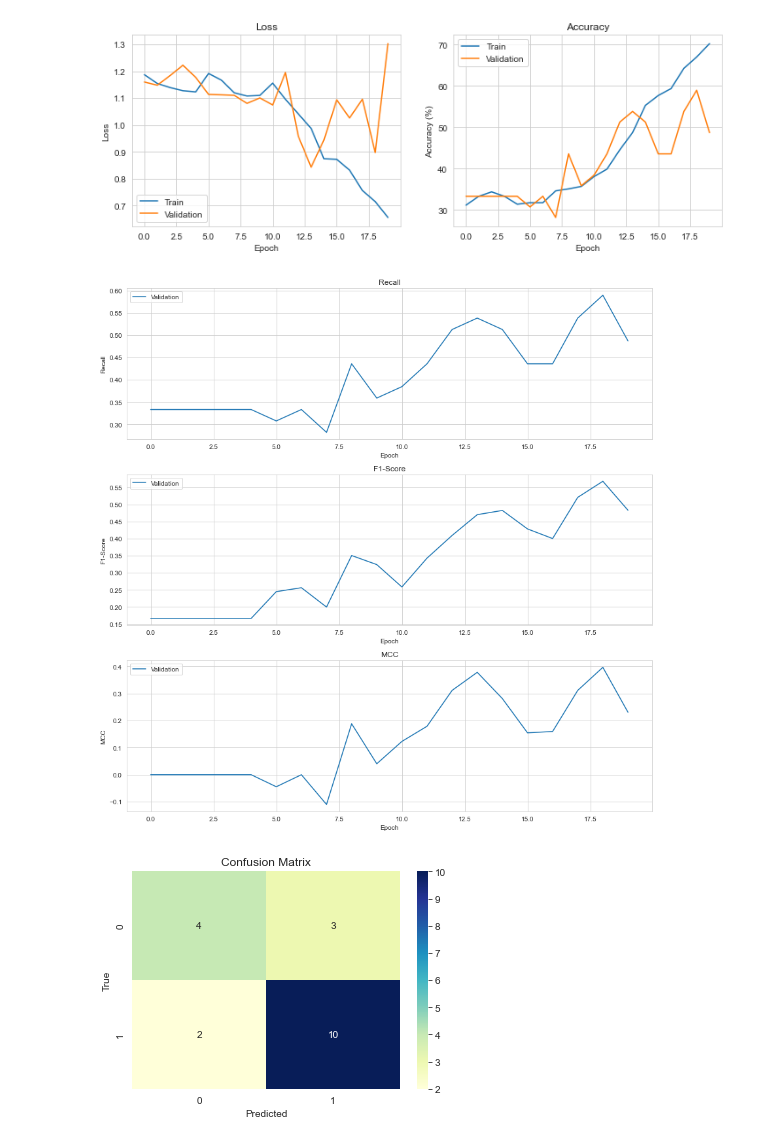
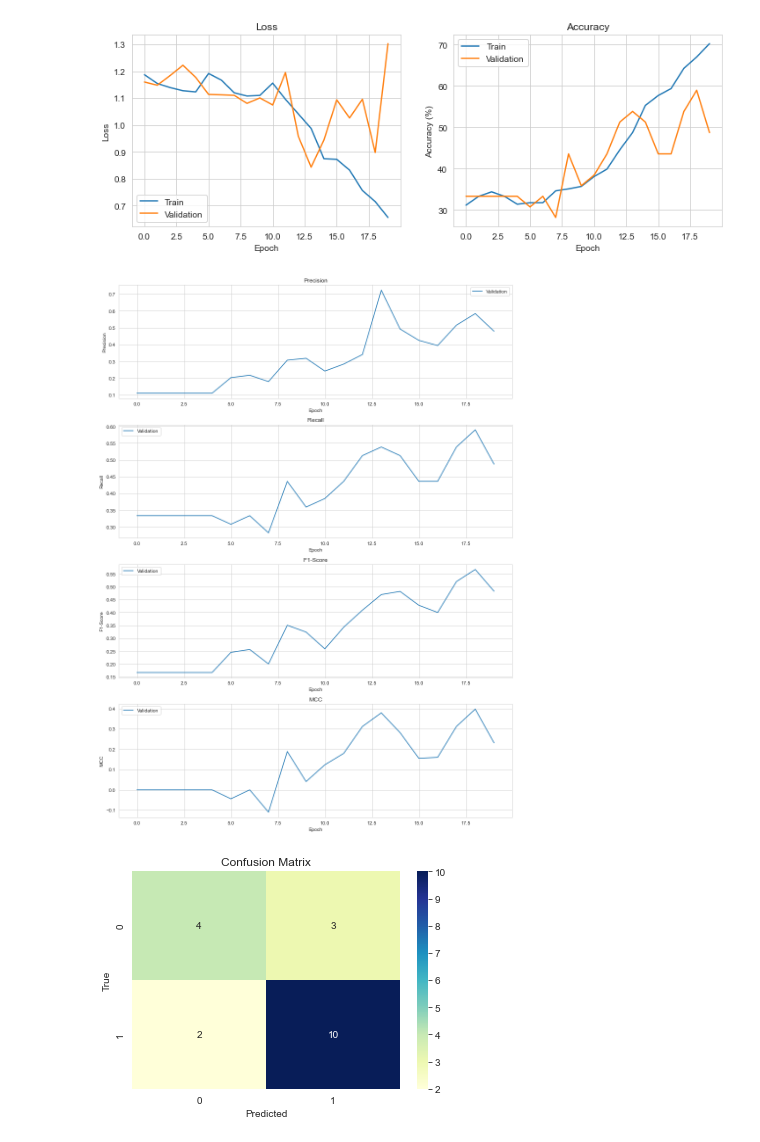
Before and after one commit to bergzain/speech-music-classification-unet, a Jupyter notebook: Code/train.ipynb, the cells around one changed output. Drawn from its saved outputs; the diff is of its cells as text; code cells hidden in the pictures.

```diff
--- a/Code/train.ipynb
+++ b/Code/train.ipynb
@@ -318,33 +318,40 @@ plt.show()
 # %% [output]
 [figure]
 # %%
-fig, (ax1, ax2, ax3) = plt.subplots(3, 1, figsize=(12, 12))
+fig, (ax1, ax2, ax3, ax4) = plt.subplots(4, 1, figsize=(12, 16))
+
+# Precision
+ax1.plot(val_precisions, label='Validation')
+ax1.set_title('Precision')
+ax1.set_xlabel('Epoch')
+ax1.set_ylabel('Precision')
+ax1.legend()
 
 # Recall
-ax1.plot(val_recalls, label='Validation')
-ax1.set_title('Recall')
-ax1.set_xlabel('Epoch')
-ax1.set_ylabel('Recall')
-ax1.legend()
+ax2.plot(val_recalls, label='Validation')
+ax2.set_title('Recall')
+ax2.set_xlabel('Epoch')
+ax2.set_ylabel('Recall')
+ax2.legend()
 
 # F1-score
-ax2.plot(val_f1_scores, label='Validation')
-ax2.set_title('F1-Score')
-ax2.set_xlabel('Epoch')
-ax2.set_ylabel('F1-Score')
-ax2.legend()
+ax3.plot(val_f1_scores, label='Validation')
+ax3.set_title('F1-Score')
+ax3.set_xlabel('Epoch')
+ax3.set_ylabel('F1-Score')
+ax3.legend()
 
 # MCC
-ax3.plot(val_mccs, label='Validation')
-ax3.set_title('MCC')
-ax3.set_xlabel('Epoch')
-ax3.set_ylabel('MCC')
-ax3.legend()
+ax4.plot(val_mccs, label='Validation')
+ax4.set_title('MCC')
+ax4.set_xlabel('Epoch')
+ax4.set_ylabel('MCC')
+ax4.legend()
 
 plt.tight_layout()
 plt.show()
 # %% [output]
-[figure, old version]
+[figure, new version]
 # %%
 def plot_confusion_matrix(y_true, y_pred, labels, ax=None, title=None):
     cm = confusion_matrix(y_true, y_pred, labels=labels)
```
